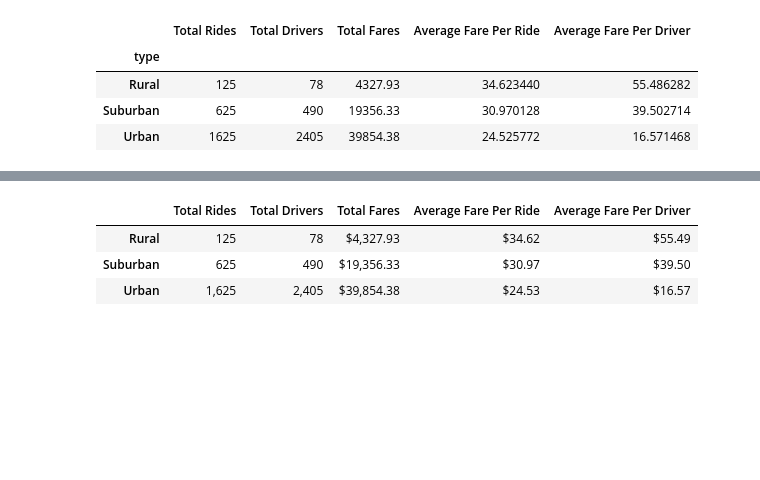
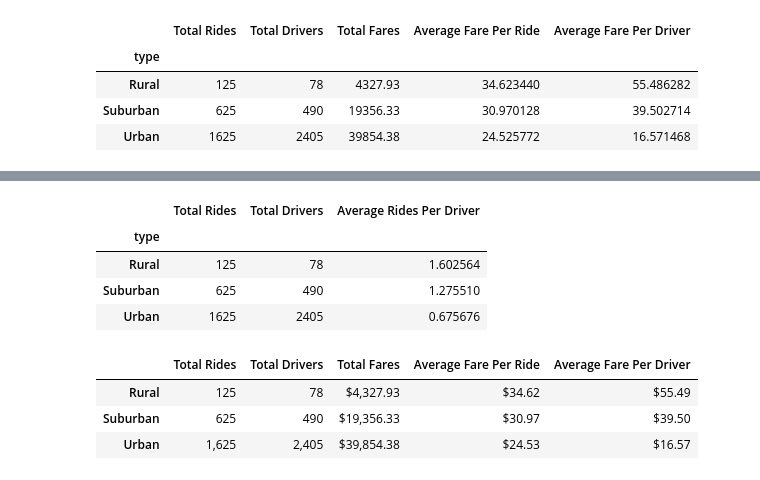
Before and after one commit to Amandank95/PyBer_Analysis, a Jupyter notebook: resources/PyBer_Challenge.ipynb, the cells around one changed output, grey strips where cells are left out. Cells and saved outputs as stored; diff of their text form; code cells hidden in the pictures; blank space fills up the shorter version.

```diff
--- a/resources/PyBer_Challenge.ipynb
+++ b/resources/PyBer_Challenge.ipynb
@@ -104,0 +121,14 @@ ride_summary_df
+# %%
+# generate average rides per driver and a dataframe
+average_rides_per_driver = total_rides_per_city_type / total_drivers_per_city_type
+average_rides = pd.DataFrame()
+average_rides["Total Rides"] = total_rides_per_city_type
+average_rides["Total Drivers"] = total_drivers_per_city_type
+average_rides["Average Rides Per Driver"] = average_rides_per_driver
+average_rides
+# %% [output]
+|  | Total Rides | Total Drivers | Average Rides Per Driver |
+| type |  |  |  |
+| Rural | 125 | 78 | 1.602564 |
+| Suburban | 625 | 490 | 1.275510 |
+| Urban | 1625 | 2405 | 0.675676 |
```
Also changed, not shown: parts of 6 cells of this notebook, 6 other files.
